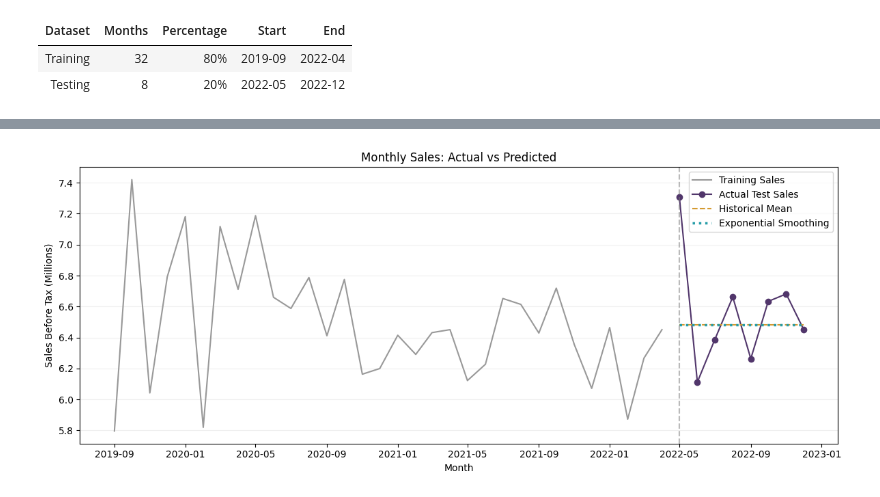
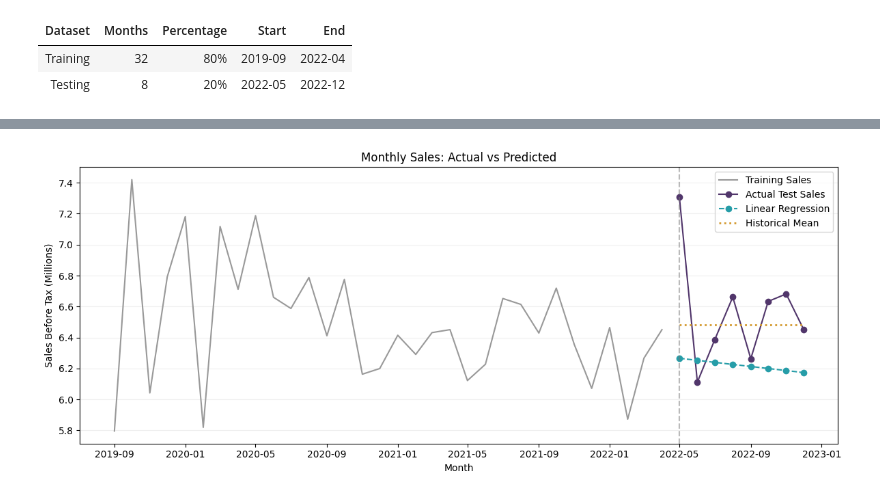
Before and after one commit to michellefengym-glitch/Market-Analysis, a Jupyter notebook: Capstone_Market_Analysis.ipynb, the cells around one changed output, grey strips where cells are left out. Saved outputs shown, nothing was run; the diff lists cells and outputs as text; code cells hidden in the pictures.

```diff
--- a/Capstone_Market_Analysis.ipynb
+++ b/Capstone_Market_Analysis.ipynb
@@ -3049,78 +3121,67 @@ test-period sales during training.
 # %%
-import numpy as np
-from statsmodels.tsa.holtwinters import SimpleExpSmoothing
-
-# 1. Historical mean baseline
-mean_predictions = pd.Series(
-    train_sales.mean(),
-    index=test_sales.index,
-    name="Historical Mean"
-)
-
-# 2. Simple Exponential Smoothing
-ses_model = SimpleExpSmoothing(
-    train_sales,
-    initialization_method="estimated"
-).fit(optimized=True)
-
-ses_predictions = pd.Series(
-    np.asarray(ses_model.forecast(len(test_sales))),
-    index=test_sales.index,
-    name="Exponential Smoothing"
-)
-
-# Compare actual sales with predictions
-forecast_comparison = pd.DataFrame({
-    "Actual Sales": test_sales,
-    "Historical Mean": mean_predictions,
-    "Exponential Smoothing": ses_predictions
-})
-
-forecast_comparison.index.name = "Month"
+# Evaluate both methods on the same test months
+evaluation = pd.DataFrame({
+    name: {
+        "R²": r2_score(y_test, predictions),
+        "MSE": mean_squared_error(y_test, predictions),
+        "RMSE": np.sqrt(
+            mean_squared_error(y_test, predictions)
+        ),
+        "MAE": mean_absolute_error(y_test, predictions)
+    }
+    for name, predictions in {
+        "Linear Regression": y_pred,
+        "Historical Mean": baseline_pred
+    }.items()
+}).T
 
 display(
-    forecast_comparison.style
-    .format("{:,.0f}")
-    .format_index(lambda date: date.strftime("%Y-%m"), axis=0)
+    evaluation.style.format({
+        "R²": "{:.3f}",
+        "MSE": "{:,.0f}",
+        "RMSE": "{:,.0f}",
+        "MAE": "{:,.0f}"
+    })
 )
 
 # Plot actual and predicted sales
 fig, ax = plt.subplots(figsize=(12, 5))
 
 ax.plot(
-    train_sales.index,
-    train_sales / 1_000_000,
+    y_train.index,
+    y_train / 1_000_000,
     color="#999999",
     label="Training Sales"
 )
 
 ax.plot(
-    test_sales.index,
-    test_sales / 1_000_000,
+    y_test.index,
+    y_test / 1_000_000,
     color="#51366B",
     marker="o",
     label="Actual Test Sales"
 )
 
 ax.plot(
-    mean_predictions.index,
-    mean_predictions / 1_000_000,
+    y_test.index,
+    y_pred / 1_000_000,
+    color="#269DA8",
+    marker="o",
+    linestyle="--",
+    label="Linear Regression"
+)
+
+ax.plot(
+    y_test.index,
+    baseline_pred / 1_000_000,
     color="#D49A30",
-    linestyle="--",
+    linestyle=":",
+    linewidth=2,
     label="Historical Mean"
 )
 
-ax.plot(
-    ses_predictions.index,
-    ses_predictions / 1_000_000,
-    color="#269DA8",
-    linestyle=":",
-    linewidth=2.5,
-    label="Exponential Smoothing"
-)
-
 ax.axvline(
-    test_sales.index[0],
+    y_test.index[0],
     color="#777777",
     linestyle="--",
     alpha=0.5
@@ -3148 +3202 @@ plt.show()
-[figure, old version]
+[figure, new version]
```
Also changed, not shown: parts of 10 cells of this notebook.
